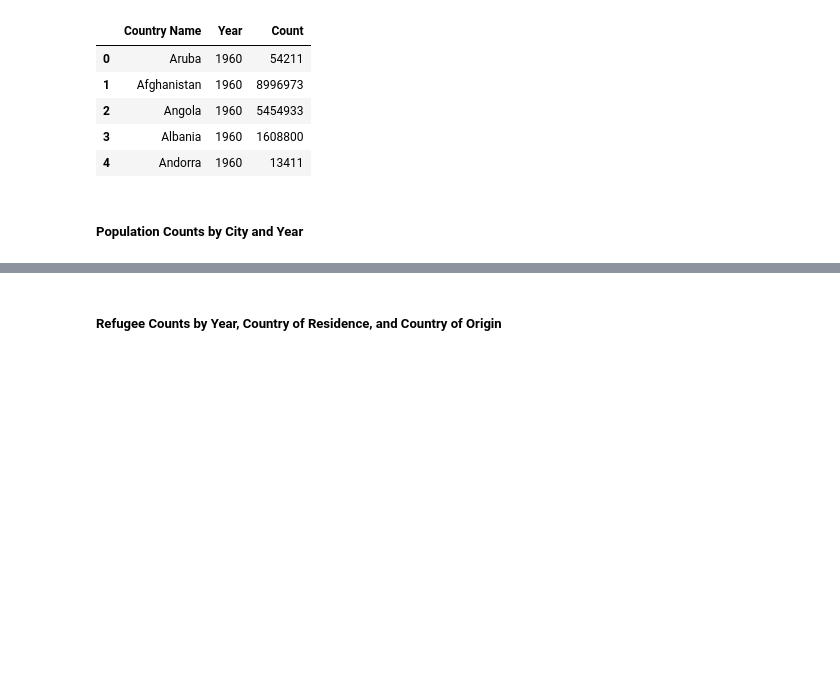
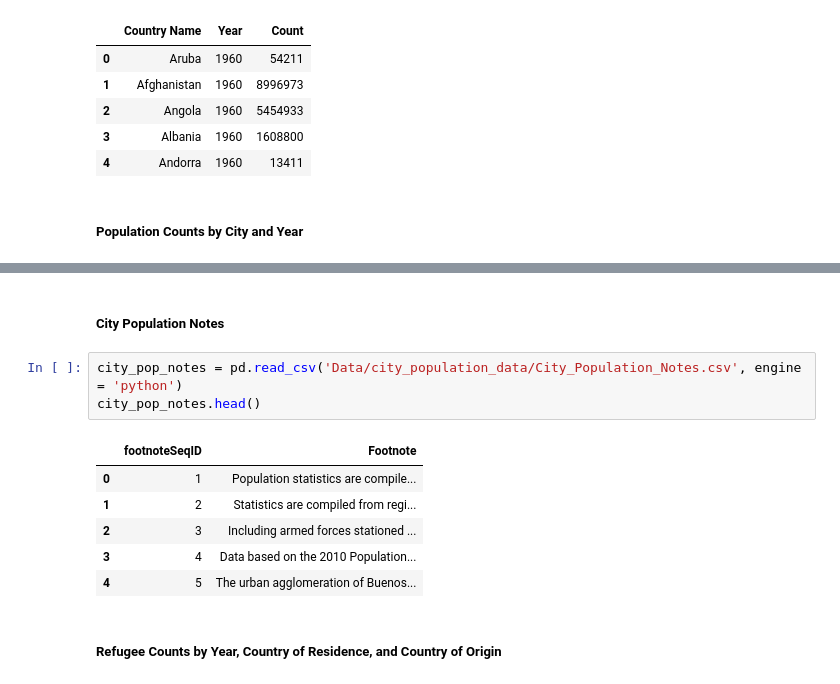
Before and after one commit to DonDuPontII/Data-Engineering-Udacity-Projects, a Jupyter notebook: Capstone-Project.ipynb, the cells around one changed output, grey strips where cells are left out. Saved outputs shown, nothing was run; the diff lists cells and outputs as text; blank space fills up the shorter version.

```diff
--- a/Capstone-Project.ipynb
+++ b/Capstone-Project.ipynb
@@ -103,3 +115,15 @@ city_pop_df.head()
+# %% [markdown]
+##### City Population Notes
+# %%
+city_pop_notes = pd.read_csv('Data/city_population_data/City_Population_Notes.csv', engine = 'python')
+city_pop_notes.head()
+# %% [output]
+|  | footnoteSeqID | Footnote |
+| 0 | 1 | Population statistics are compile... |
+| 1 | 2 | Statistics are compiled from regi... |
+| 2 | 3 | Including armed forces stationed ... |
+| 3 | 4 | Data based on the 2010 Population... |
+| 4 | 5 | The urban agglomeration of Buenos... |
 # %% [markdown]
 ##### Refugee Counts by Year, Country of Residence, and Country of Origin
 # %%
```
Also changed, not shown: parts of 6 cells of this notebook.
